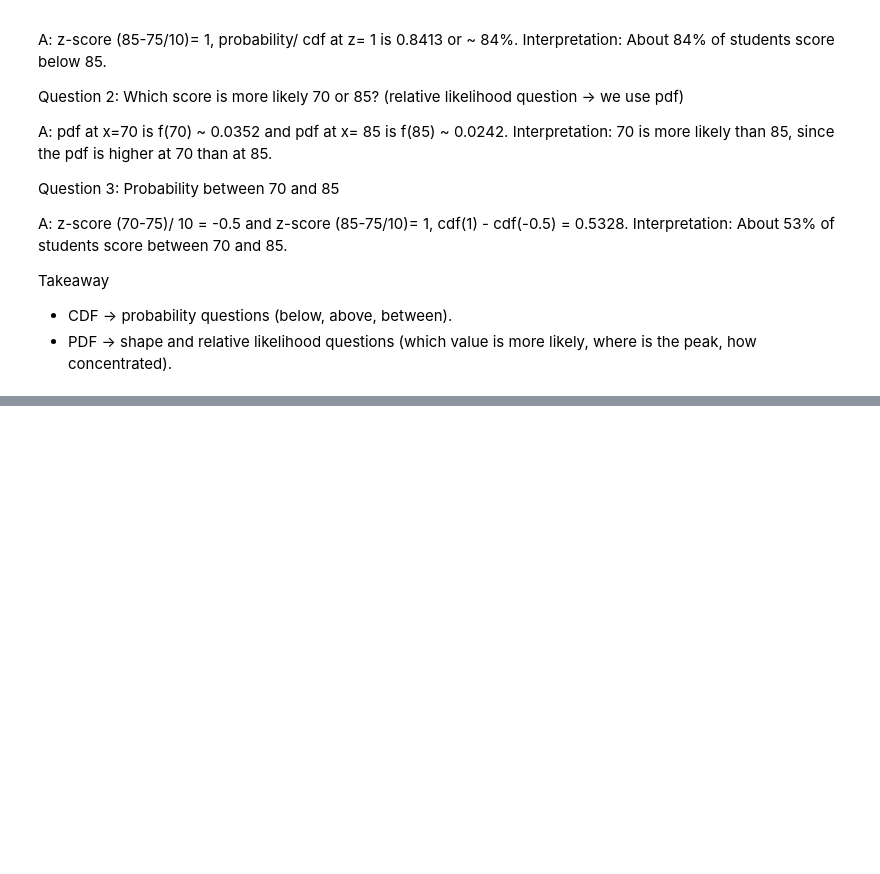
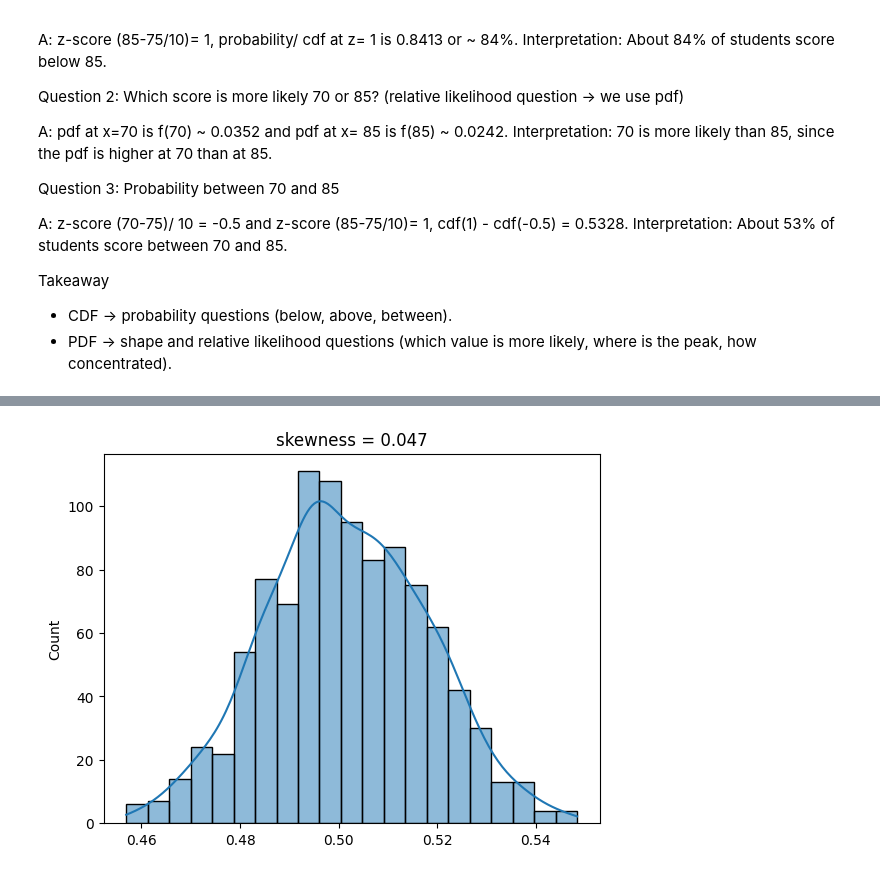
Before and after one commit to VShah2312/Data_Science_Code_N_Debug, a Jupyter notebook: Python_Basics/Class Notebooks/Probability_Distribution.ipynb, the cells around one changed output, grey strips where cells are left out. Drawn from its saved outputs; the diff is of its cells as text; code cells hidden in the pictures; blank space fills up the shorter version.

```diff
--- a/Python_Basics/Class Notebooks/Probability_Distribution.ipynb
+++ b/Python_Basics/Class Notebooks/Probability_Distribution.ipynb
@@ -373,0 +401,20 @@ Takeaway
+# %%
+# CLT part 1
+num_of_sample= 1000
+sample_size= 300
+dist_range= (0,1)
+
+sample= np.random.uniform(dist_range[0], dist_range[1], (num_of_sample, sample_size))
+
+sample.shape # 1000 experiments, each of 300 sample, 1000* 300
+
+sample_means= np.mean(sample, axis=1)
+
+sample_means.shape # 1000 means, one for each sample
+
+sns.histplot(sample_means, kde= True)
+# plt.hist(sample_means, bins=30, density=True, edgecolor= 'black')
+plt.title(f"skewness = {skew(sample_means):.3f}")
+plt.show()
+# %% [output]
+[figure, added]
```
Also changed, not shown: parts of 7 cells of this notebook, 1 other file.
